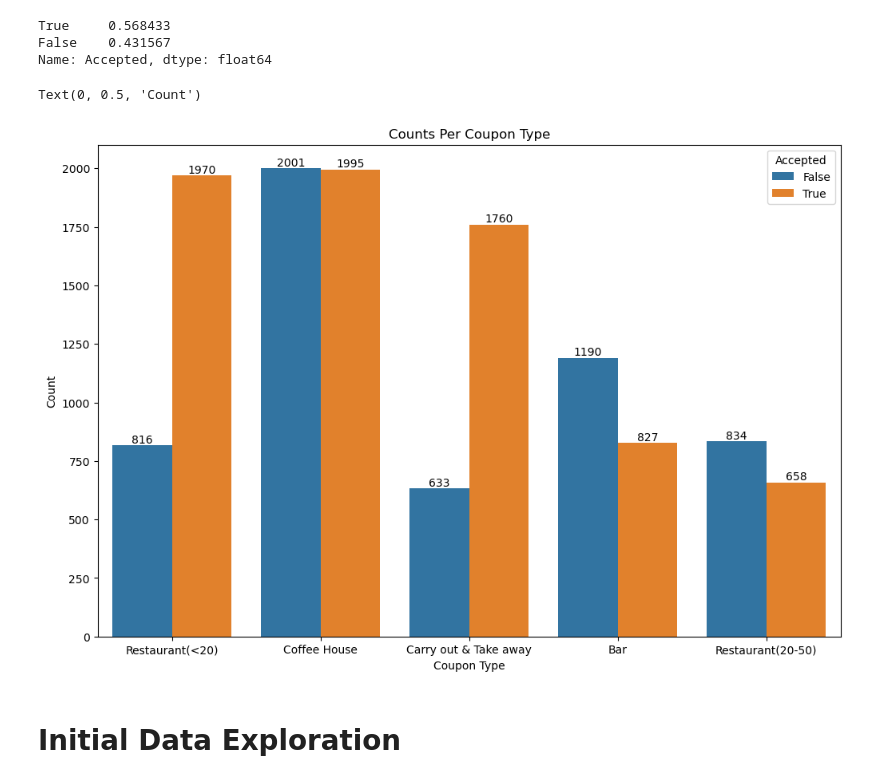
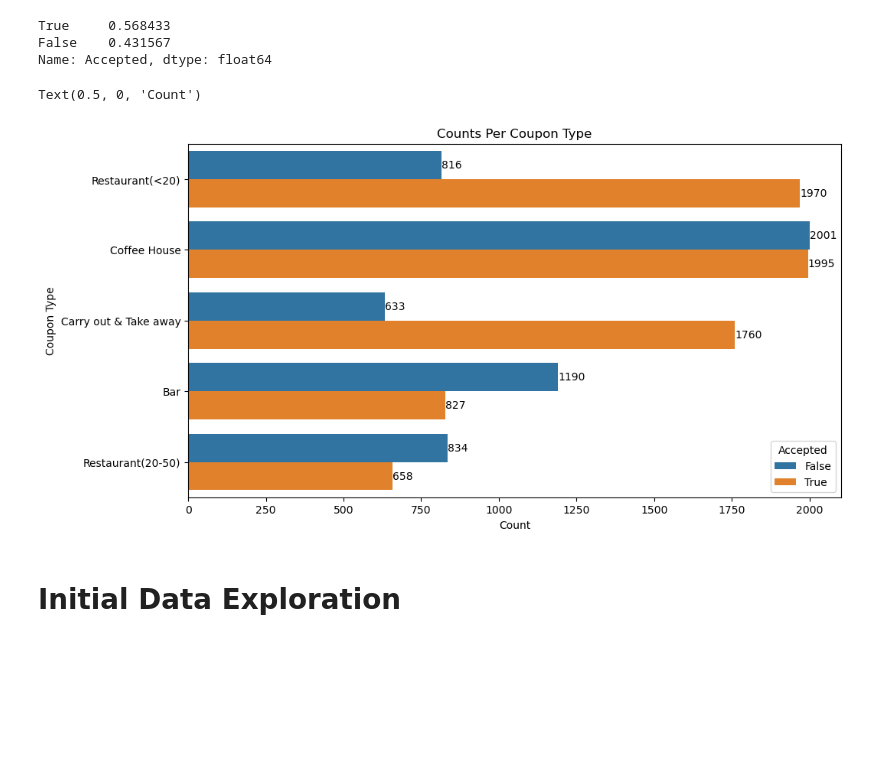
Before and after one commit to ngratzi/coupon_analysis, a Jupyter notebook: analysis.ipynb, the cells around one changed output. Saved outputs shown, nothing was run; the diff lists cells and outputs as text; code cells hidden in the pictures; blank space fills up the shorter version.

Commit message:
plot formatting

```diff
--- a/analysis.ipynb
+++ b/analysis.ipynb
@@ -253,18 +251,18 @@ True     0.568433
 False    0.431567
 Name: Accepted, dtype: float64
 # %%
-plt.figure(figsize=(12,8))
+plt.figure(figsize=(11,6))
 
-fig = sns.countplot(data_cleaned, x='coupon', hue='Accepted')
-fig.bar_label(container=fig.containers[0])
-fig.bar_label(container=fig.containers[1])
+fig = sns.countplot(data_cleaned, y='coupon', hue='Accepted')
+fig.bar_label(container=fig.containers[False])
+fig.bar_label(container=fig.containers[True])
 
 plt.title('Counts Per Coupon Type')
-plt.xlabel('Coupon Type')
-plt.ylabel('Count')
+plt.ylabel('Coupon Type')
+plt.xlabel('Count')
 # %% [output]
-Text(0, 0.5, 'Count')
+Text(0.5, 0, 'Count')
-[figure, old version]
+[figure, new version]
 # %% [markdown]
 # Initial Data Exploration
 # %%
```
Also changed, not shown: parts of 84 cells of this notebook.
